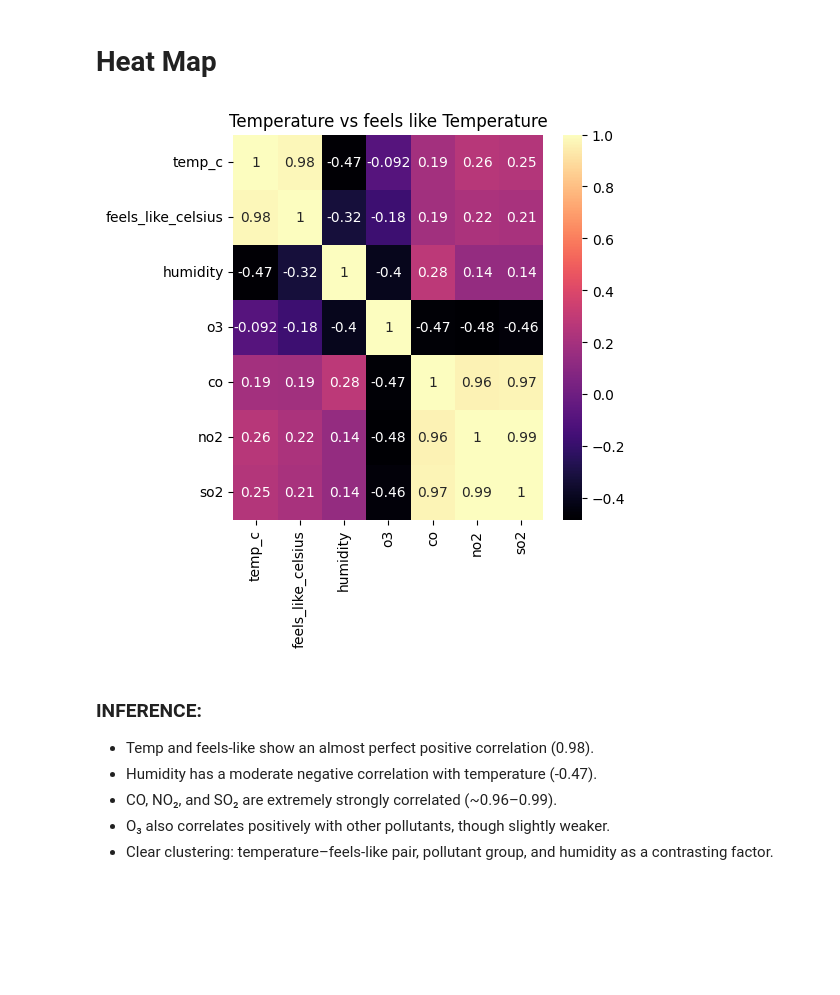
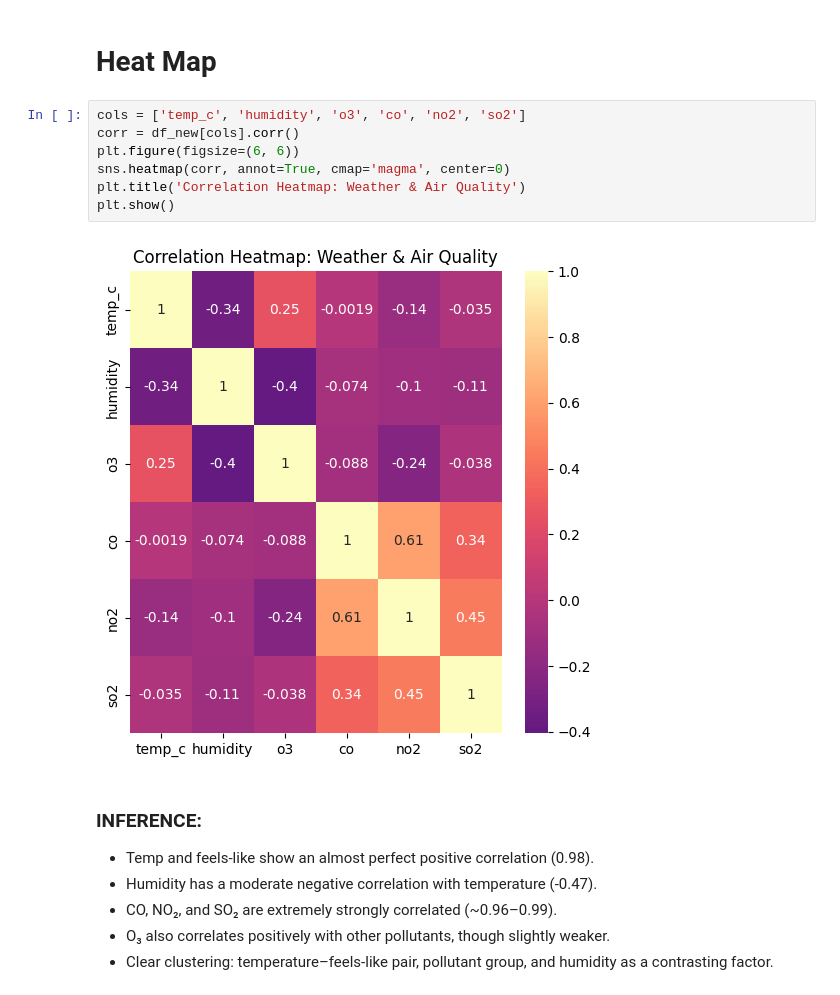
Before and after one commit to fitha123k/Weather-Data-Analysis-, a Jupyter notebook: project.ipynb, the cells around one changed output. Drawn from its saved outputs; the diff is of its cells as text; blank space fills up the shorter version.

```diff
--- a/project.ipynb
+++ b/project.ipynb
@@ -1429,8 +1429,14 @@ plt.show()
 # %% [markdown]
 # Heat Map
 # %%
+cols = ['temp_c', 'humidity', 'o3', 'co', 'no2', 'so2']
+corr = df_new[cols].corr()
+plt.figure(figsize=(6, 6))
+sns.heatmap(corr, annot=True, cmap='magma', center=0)
+plt.title('Correlation Heatmap: Weather & Air Quality')
+plt.show()
 # %% [output]
-[figure, old version]
+[figure, new version]
 # %% [markdown]
 ### INFERENCE:
 
```
Also changed, not shown: parts of 2 cells of this notebook.
